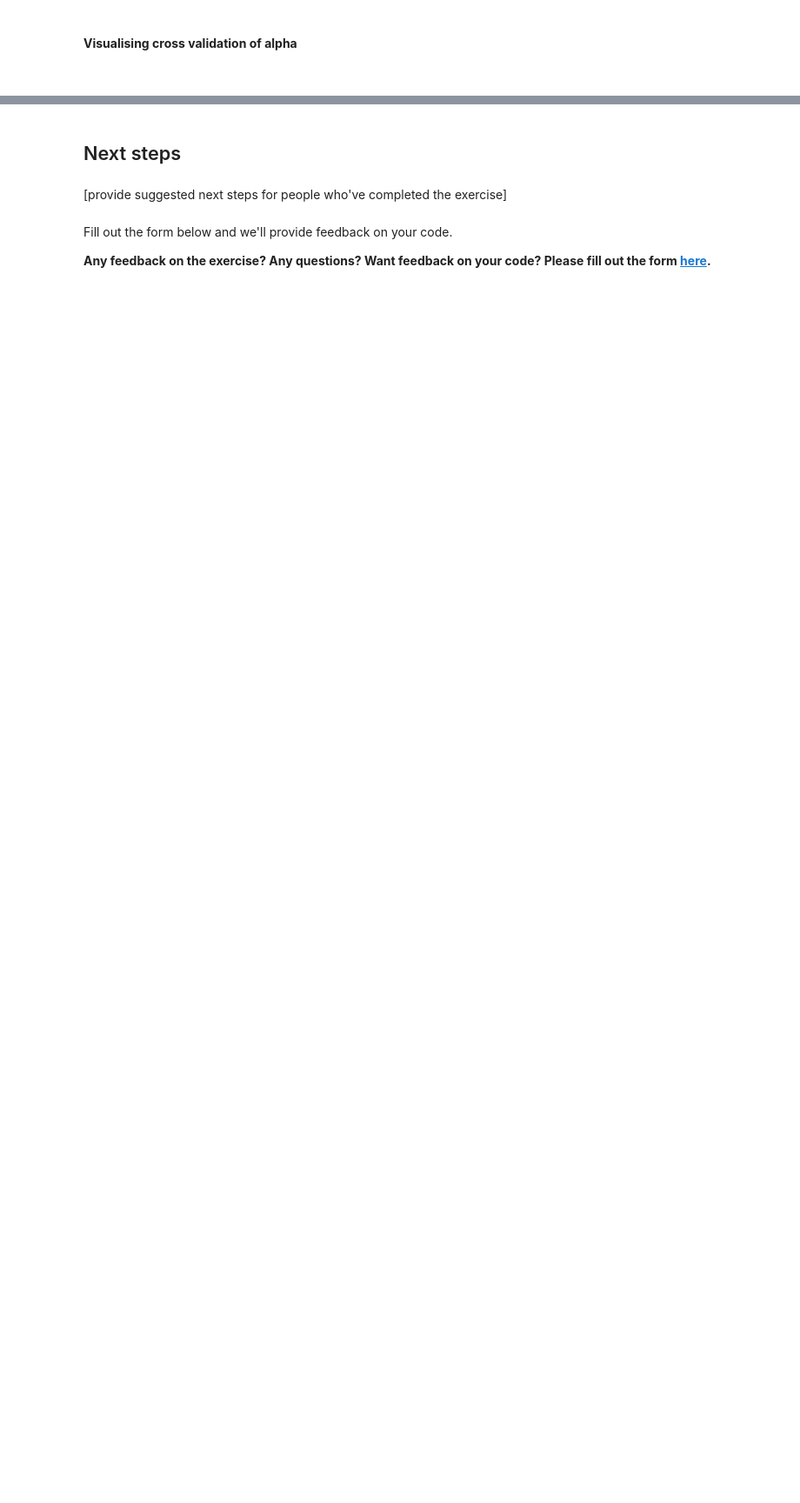
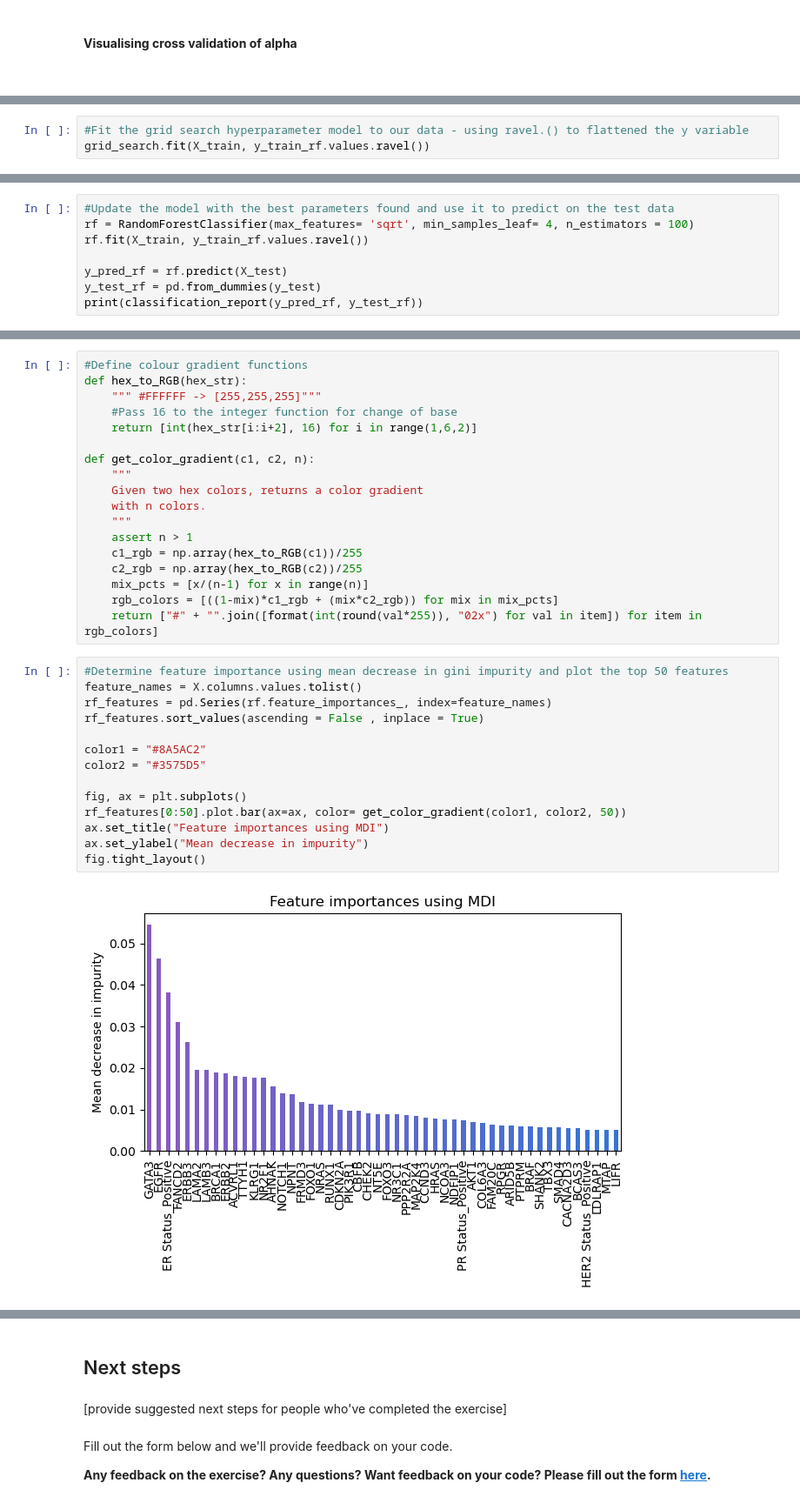
Before and after one commit to chris-lovejoy/CodingForMedicine, a Jupyter notebook: exercises/Gene classification exercise.ipynb, the cells around one changed output, grey strips where cells are left out. Shown: that part at 87% size. Drawn from its saved outputs; the diff is of its cells as text; blank space fills up the shorter version.

```diff
--- a/exercises/Gene classification exercise.ipynb
+++ b/exercises/Gene classification exercise.ipynb
@@ -175,0 +317,3 @@ plt.ylim(ymin, ymax);
+# %%
+#Fit the grid search hyperparameter model to our data - using ravel.() to flattened the y variable
+grid_search.fit(X_train, y_train_rf.values.ravel())
@@ -175,0 +334,8 @@ plt.ylim(ymin, ymax);
+# %%
+#Update the model with the best parameters found and use it to predict on the test data
+rf = RandomForestClassifier(max_features= 'sqrt', min_samples_leaf= 4, n_estimators = 100)
+rf.fit(X_train, y_train_rf.values.ravel())
+
+y_pred_rf = rf.predict(X_test)
+y_test_rf = pd.from_dummies(y_test)
+print(classification_report(y_pred_rf, y_test_rf))
@@ -176 +372,35 @@ plt.ylim(ymin, ymax);
+# %%
+#Define colour gradient functions
+def hex_to_RGB(hex_str):
+    """ #FFFFFF -> [255,255,255]"""
+    #Pass 16 to the integer function for change of base
+    return [int(hex_str[i:i+2], 16) for i in range(1,6,2)]
+
+def get_color_gradient(c1, c2, n):
+    """
+    Given two hex colors, returns a color gradient
+    with n colors.
+    """
+    assert n > 1
+    c1_rgb = np.array(hex_to_RGB(c1))/255
+    c2_rgb = np.array(hex_to_RGB(c2))/255
+    mix_pcts = [x/(n-1) for x in range(n)]
+    rgb_colors = [((1-mix)*c1_rgb + (mix*c2_rgb)) for mix in mix_pcts]
+    return ["#" + "".join([format(int(round(val*255)), "02x") for val in item]) for item in rgb_colors]
+# %%
+#Determine feature importance using mean decrease in gini impurity and plot the top 50 features
+feature_names = X.columns.values.tolist()
+rf_features = pd.Series(rf.feature_importances_, index=feature_names)
+rf_features.sort_values(ascending = False , inplace = True)
+
+color1 = "#8A5AC2"
+color2 = "#3575D5"
+
+fig, ax = plt.subplots()
+rf_features[0:50].plot.bar(ax=ax, color= get_color_gradient(color1, color2, 50))
+ax.set_title("Feature importances using MDI")
+ax.set_ylabel("Mean decrease in impurity")
+fig.tight_layout()
+# %% [output]
+[figure, added]
 # %% [markdown]
```
Also changed, not shown: parts of 39 cells of this notebook.
